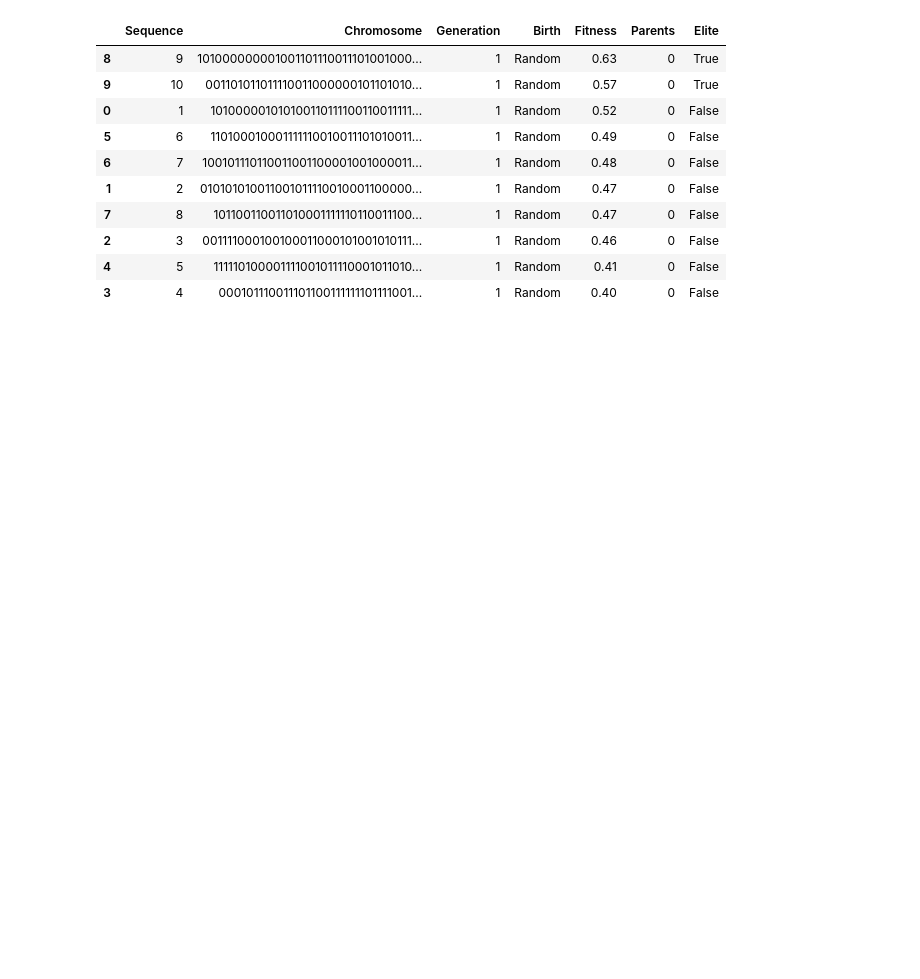
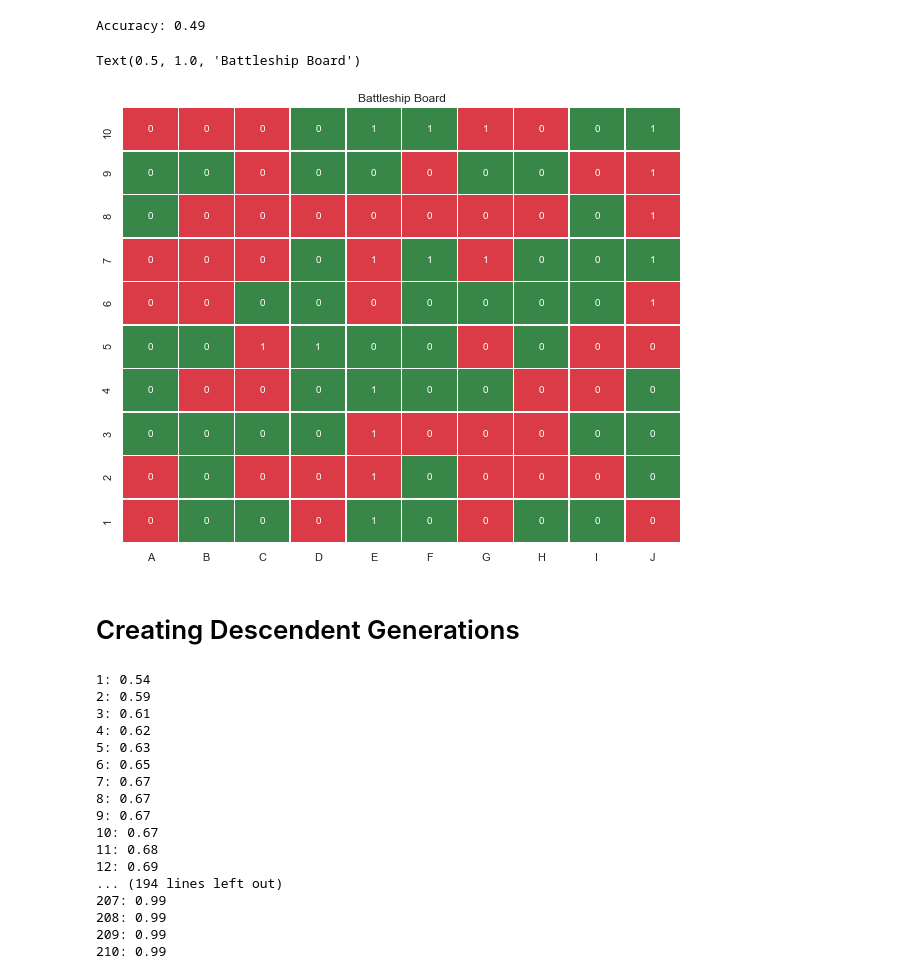
Before and after one commit to acdick/understanding_genetic_algorithms, a Jupyter notebook: Source/evolution_sank_my_battleship.ipynb, the cells around one changed output. Saved outputs shown, nothing was run; the diff lists cells and outputs as text; code cells hidden in the pictures; blank space fills up the shorter version.

```diff
--- a/Source/evolution_sank_my_battleship.ipynb
+++ b/Source/evolution_sank_my_battleship.ipynb
@@ -34,3 +57,40 @@ Text(0.5, 1.0, 'Battleship Board')
+# %%
+# show accuracy
+# rand_sol_str = ''.join(str(x) for x in list(rand_sol.flatten()))
+gene_matches = []
+n_gene_matches = 0
+
+for i in range(len(solution)):
+    if solution[i] == rand_sol_str[i]:
+        n_gene_matches += 1
+        gene_matches.append(1)
+    else:
+        gene_matches.append(0)
+
+accuracy = n_gene_matches / len(solution)
+print('Accuracy: ' + str(accuracy))
+
+#
+gene_matches_arr = np.array(gene_matches).reshape((10, 10))
+
+# overlay a random guess on the board using a heatmap
+rand_df = pd.DataFrame(gene_matches_arr, columns=['A','B','C','D','E','F','G','H','I','J',])
+rand_df['ylabel'] = range(10,0,-1)
+rand_df = rand_df.set_index('ylabel')
+
+# print the random guess on the board using a heatmap
+fig, ay = plt.subplots(1, 1, figsize = (10, 8))
+rg = sns.diverging_palette(133, 10, as_cmap=True)
+sns.heatmap(rand_df, cmap=rg, linewidths=0.5, annot=board, cbar=False)
+ay.set_ylabel('')
+ay.set_xlabel('')
+ay.set_title('Battleship Board')
+# %% [output]
+Accuracy: 0.49
+Text(0.5, 1.0, 'Battleship Board')
+[figure, added]
+# %% [markdown]
+# Creating Descendent Generations
 # %%
 # initialize the first random generation
 generation_size = 10
@@ -42,16 +102,25 @@ gene_pool['Fitness'] = gene_pool.apply(lambda row: ship.accuracy(row.Chromosome,
 # assign elites with elite rate
 elite_rate = 0.20
 gene_pool = ga.assign_elites(gene_pool, elite_rate)
-gene_pool
+
+# create successive generations until termination criteria is met
+gene_pool = ga.create_descendents(gene_pool, elite_rate, solution, 1.0)
+gene_pool = gene_pool.set_index('Sequence')
 # %% [output]
-|  | Sequence | Chromosome | Generation | Birth | Fitness | Parents | Elite |
-| 8 | 9 | 101000000001001101110011101001000... | 1 | Random | 0.63 | 0 | True |
-| 9 | 10 | 001101011011110011000000101101010... | 1 | Random | 0.57 | 0 | True |
-| 0 | 1 | 101000001010100110111100110011111... | 1 | Random | 0.52 | 0 | False |
-| 5 | 6 | 110100010001111110010011101010011... | 1 | Random | 0.49 | 0 | False |
-| 6 | 7 | 100101110110011001100001001000011... | 1 | Random | 0.48 | 0 | False |
-| 1 | 2 | 010101010011001011110010001100000... | 1 | Random | 0.47 | 0 | False |
-| 7 | 8 | 101100110011010001111110110011100... | 1 | Random | 0.47 | 0 | False |
-| 2 | 3 | 001111000100100011000101001010111... | 1 | Random | 0.46 | 0 | False |
-| 4 | 5 | 111110100001111001011110001011010... | 1 | Random | 0.41 | 0 | False |
-| 3 | 4 | 000101110011101100111111101111001... | 1 | Random | 0.40 | 0 | False |
+1: 0.54
+2: 0.59
+3: 0.61
+4: 0.62
+5: 0.63
+6: 0.65
+7: 0.67
+8: 0.67
+9: 0.67
+10: 0.67
+11: 0.68
+12: 0.69
+... (194 lines left out)
+207: 0.99
+208: 0.99
+209: 0.99
+210: 0.99
```
Also changed, not shown: parts of 16 cells of this notebook, 9 other files.
